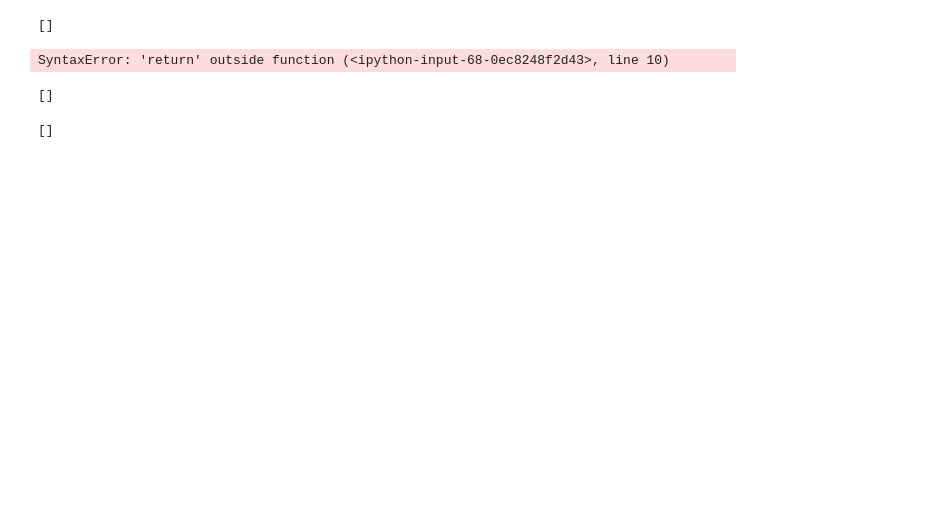
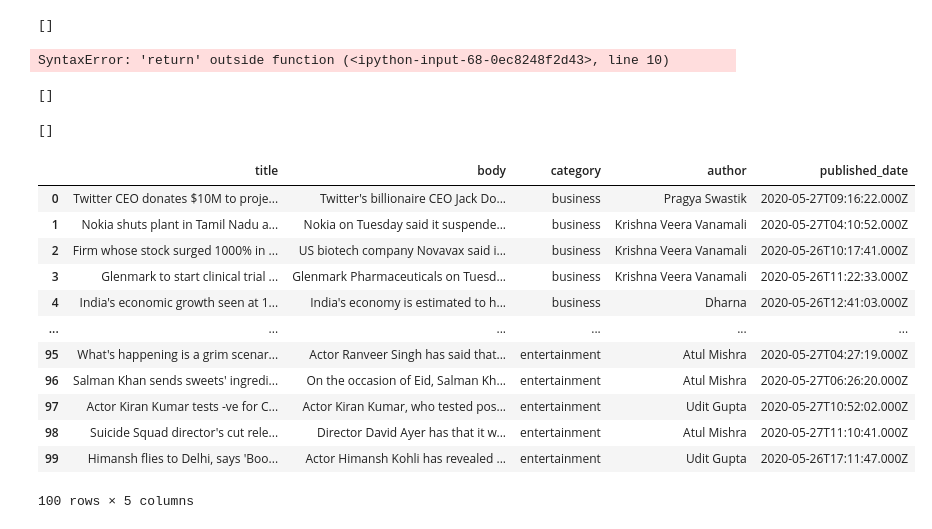
Before and after one commit to chasethompson/natural-language-processing, a Jupyter notebook: nlp-acquire-exercises.ipynb, the cells around one changed output. Saved outputs shown, nothing was run; the diff lists cells and outputs as text; code cells hidden in the pictures; blank space fills up the shorter version.

```diff
--- a/nlp-acquire-exercises.ipynb
+++ b/nlp-acquire-exercises.ipynb
@@ -314,7 +314,7 @@ links = blogs.find_all(href=True)
 blogs
 # %%
 def get_articles_from_topic(url):
-    headers = {'user-agent': 'Codeup Bayes Instructor Example'}
+    headers = {'user-agent': 'Codeup Curie'}
     response = get(url, headers=headers)
     soup = BeautifulSoup(response.content, 'html.parser')
 
@@ -501,0 +560,18 @@ links
+# %%
+df = make_new_request()
+# %%
+df
+# %% [output]
+|  | title | body | category | author | published_date |
+| 0 | Twitter CEO donates $10M to proje... | Twitter's billionaire CEO Jack Do... | business | Pragya Swastik | 2020-05-27T09:16:22.000Z |
+| 1 | Nokia shuts plant in Tamil Nadu a... | Nokia on Tuesday said it suspende... | business | Krishna Veera Vanamali | 2020-05-27T04:10:52.000Z |
+| 2 | Firm whose stock surged 1000% in ... | US biotech company Novavax said i... | business | Krishna Veera Vanamali | 2020-05-26T10:17:41.000Z |
+| 3 | Glenmark to start clinical trial ... | Glenmark Pharmaceuticals on Tuesd... | business | Krishna Veera Vanamali | 2020-05-26T11:22:33.000Z |
+| 4 | India's economic growth seen at 1... | India's economy is estimated to h... | business | Dharna | 2020-05-26T12:41:03.000Z |
+| ... | ... | ... | ... | ... | ... |
+| 95 | What's happening is a grim scenar... | Actor Ranveer Singh has said that... | entertainment | Atul Mishra | 2020-05-27T04:27:19.000Z |
+| 96 | Salman Khan sends sweets' ingredi... | On the occasion of Eid, Salman Kh... | entertainment | Atul Mishra | 2020-05-27T06:26:20.000Z |
+| 97 | Actor Kiran Kumar tests -ve for C... | Actor Kiran Kumar, who tested pos... | entertainment | Udit Gupta | 2020-05-27T10:52:02.000Z |
+| 98 | Suicide Squad director's cut rele... | Director David Ayer has that it w... | entertainment | Atul Mishra | 2020-05-27T11:10:41.000Z |
+| 99 | Himansh flies to Delhi, says 'Boo... | Actor Himansh Kohli has revealed ... | entertainment | Udit Gupta | 2020-05-26T17:11:47.000Z |
+100 rows × 5 columns
```
Also changed, not shown: parts of 7 cells of this notebook, 1 other file.
